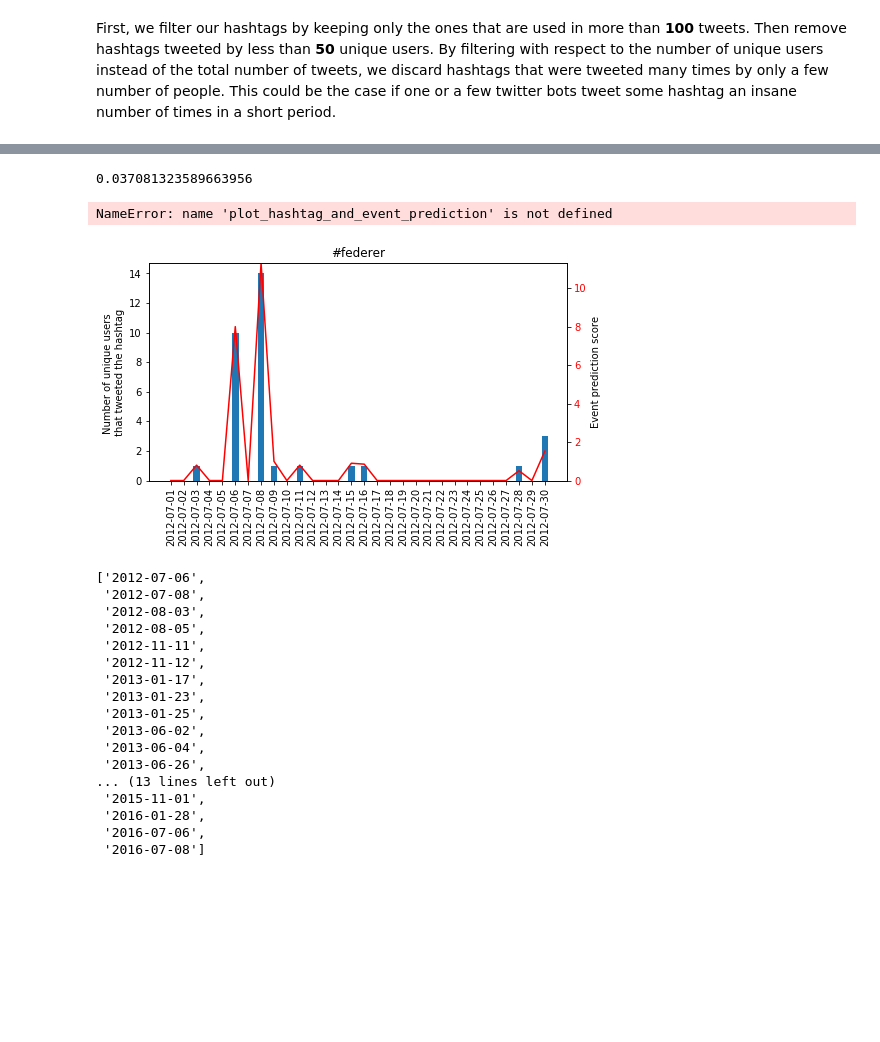
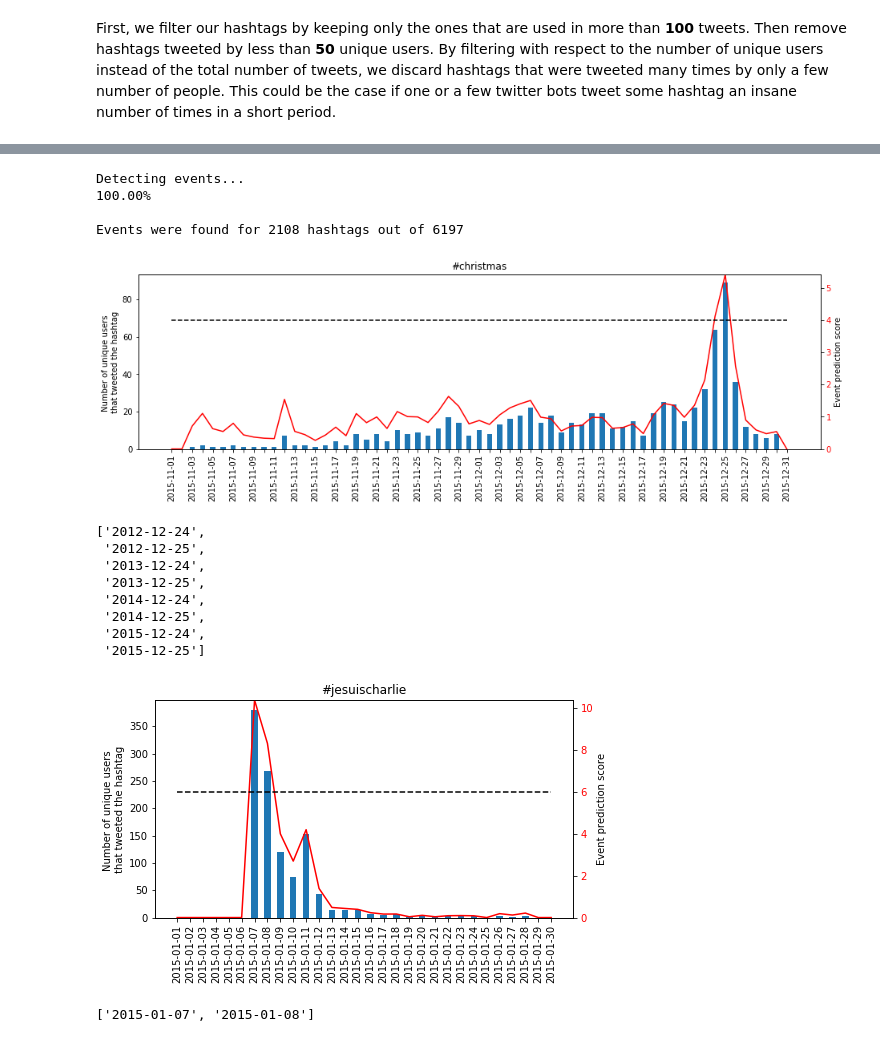
Before and after one commit to brunowicht/ada_project, a Jupyter notebook: project/project.ipynb, the cells around one changed output, grey strips where cells are left out. Drawn from its saved outputs; the diff is of its cells as text; code cells hidden in the pictures; blank space fills up the shorter version.

Commit message:
Big refactoring and cleaning, event localization

```diff
--- a/project/project.ipynb
+++ b/project/project.ipynb
@@ -45,10 +50,6 @@ Loading dic_tag_days...
 Done
 # %% [markdown]
 Definition of some constants relative to the dataset
-# %%
-DATASET_BEGIN_DATE = date(2010, 2, 23)
-DATASET_END_DATE = date(2016, 9, 16)
-DATASET_TOTAL_DAYS = (DATASET_END_DATE - DATASET_BEGIN_DATE).days + 1 # 2398 days in total
 # %% [markdown]
 # 0. Understanding the dataset
 
@@ -542,11 +398,0 @@ def my_detect_event(hashtag, dic_tag_days, threshold=4, averaging_window=35):
-# %%
-import timeit
-def wrapper(func, *args, **kwargs):
-    def wrapped():
-        return func(*args, **kwargs)
-    return wrapped
-
-wrapped = wrapper(my_detect_event, "#facebook", dic_tag_days)
-timeit.timeit(wrapped, number=100)/100
-# %% [output]
-0.037081323589663956
@@ -554,0 +399,9 @@ dates = np.asarray([str(DATASET_BEGIN_DATE + timedelta(days=i)) for i in range(D
+# %%
+event_dic = my_detect_events(dic_tag_days)
+
+print("Events were found for {} hashtags out of {}".format(len(event_dic.keys()), len(dic_tag_days.keys())))
+# %% [output]
+Detecting events...
+100.00%
+
+Events were found for 2108 hashtags out of 6197
@@ -555,34 +410,28 @@ dates = np.asarray([str(DATASET_BEGIN_DATE + timedelta(days=i)) for i in range(D
 # %%
 hashtag = "#christmas"
-(event_dates, event_score) = my_detect_event(hashtag, dic_tag_days)
-plot_hashtag_and_event_prediction(hashtag, event_score, dic_tag_days, date(2015, 11, 1), date(2015, 12, 31))
+threshold = 4
+(event_dates, event_score) = my_detect_event(hashtag, dic_tag_days, threshold=threshold)
+plot_hashtag_and_event_score(hashtag, event_score, dic_tag_days, date(2015, 11, 1), date(2015, 12, 31), threshold=threshold)
 event_dates
 # %% [output]
+[figure, added]
-NameError: name 'plot_hashtag_and_event_prediction' is not defined
+['2012-12-24',
+ '2012-12-25',
+ '2013-12-24',
+ '2013-12-25',
+ '2014-12-24',
+ '2014-12-25',
+ '2015-12-24',
+ '2015-12-25']
 # %%
-hashtag = "#federer"
-(event_dates, event_score) = my_detect_event(hashtag, dic_tag_days)
-plot_hashtag_and_event_prediction(hashtag, event_score, dic_tag_days, date(2012, 7, 1), date(2012, 7, 30))
+hashtag = "#jesuischarlie"
+threshold = 6
+(event_dates, event_score) = my_detect_event(hashtag, dic_tag_days, threshold=threshold)
+plot_hashtag_and_event_score(hashtag, event_score, dic_tag_days, date(2015, 1, 1), date(2015, 1, 30), threshold=threshold)
 event_dates
 # %% [output]
-[figure, old version]
+[figure, new version]
-['2012-07-06',
- '2012-07-08',
- '2012-08-03',
- '2012-08-05',
- '2012-11-11',
- '2012-11-12',
- '2013-01-17',
- '2013-01-23',
- '2013-01-25',
- '2013-06-02',
- '2013-06-04',
- '2013-06-26',
-... (13 lines left out)
- '2015-11-01',
- '2016-01-28',
- '2016-07-06',
- '2016-07-08']
+['2015-01-07', '2015-01-08']
 # %%
 hashtag = "#paleo"
 threshold = 4
```
Also changed, not shown: parts of 51 cells of this notebook, 5 other files.
